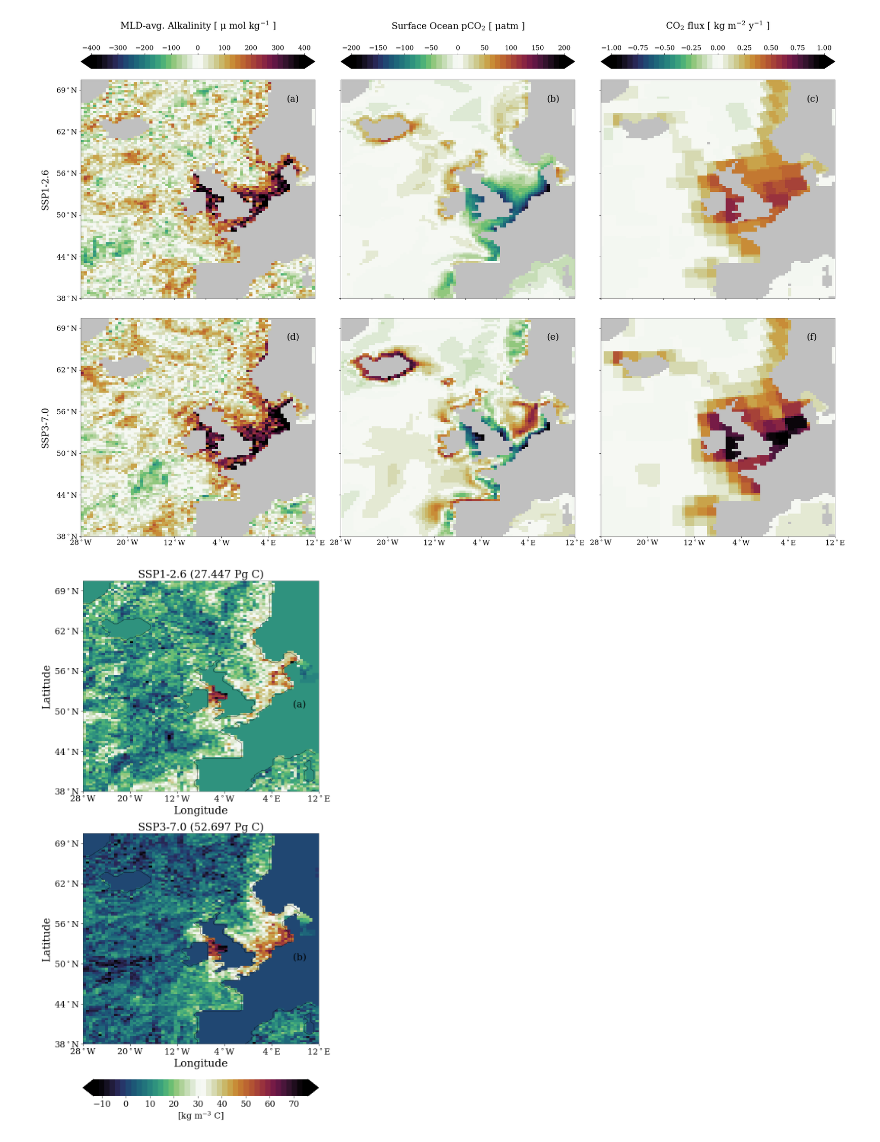
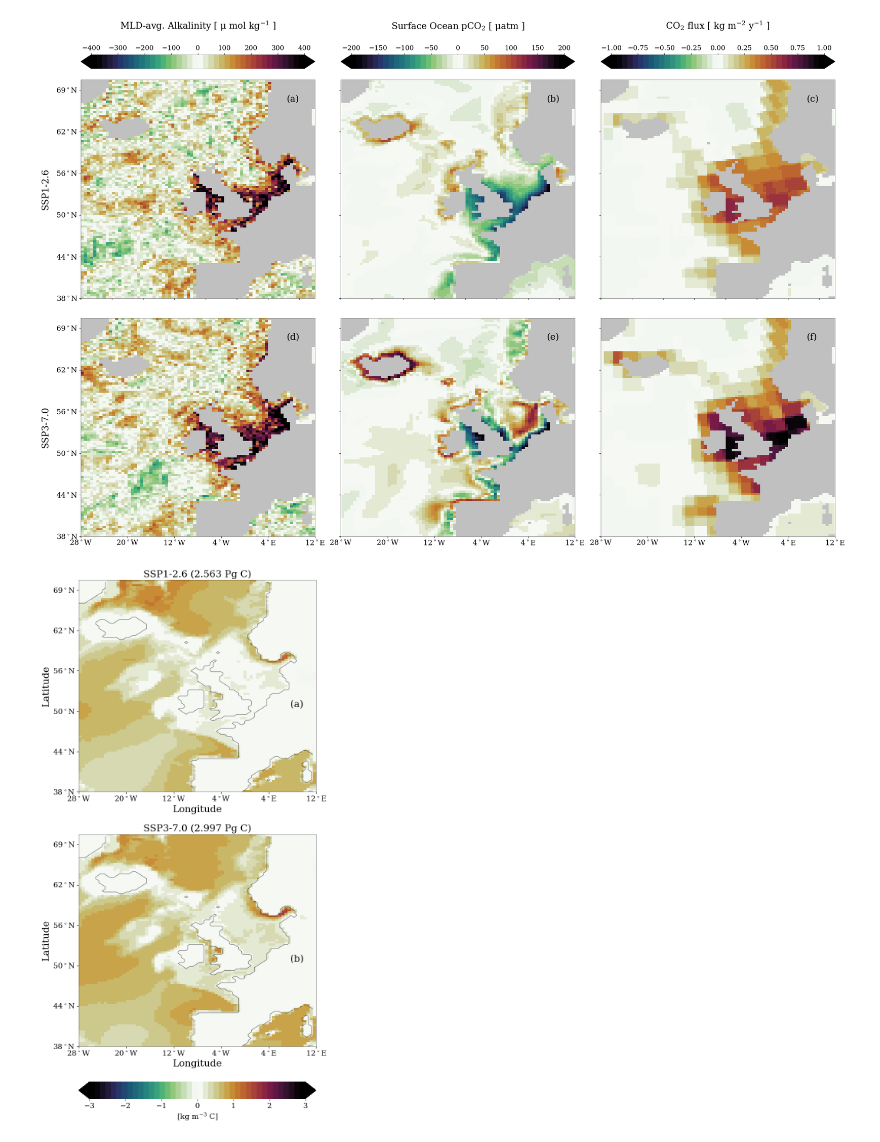
Before and after one commit to chiaraciscato/2026_ciscato_oae_seasonality, a Jupyter notebook: scripts/seasonal_analysis.ipynb, the cells around one changed output. Saved outputs shown, nothing was run; the diff lists cells and outputs as text; code cells hidden in the pictures.

```diff
--- a/scripts/seasonal_analysis.ipynb
+++ b/scripts/seasonal_analysis.ipynb
@@ -103,29 +103,30 @@ def process_scenario(var, file_path):
 
 
     for scenario, dataset in var_datasets.items():
+        max_depth = dataset['deptht'].isel(deptht=dataset[var].argmax(dim="deptht"))
+        max_depth = max_depth.where(max_depth)
+
         dataset = dataset.where(dataset).sel(time_counter=slice('2090','2100'))
 
         d_mld = mld_datasets[scenario]
 
-        if var in ['ALK','DIC']:
-            # mask = (data.deptht > 200)
+        # if var in ['ALK','DIC']:
+        #     # mask = (data.deptht > 200)
 
-            mask = (dataset['deptht'] < d_mld['somxl010'])
-            dataset[var] = dataset[var].where(mask)
-            dataset = vertical_weights(dataset, var, d_mld, 'somxl010', 'ave')
+        #     mask = (dataset['deptht'] < d_mld['somxl010'])
+        #     dataset[var] = dataset[var].where(mask)
+        #     dataset = vertical_weights(dataset, var, d_mld, 'somxl010', 'ave')
 
         if var in ['ALK']:
             dataset = dataset.isel(deptht=0)
 
         elif var in ['DIC']:
-                                  # mol m-3         g mol-1   kg
-            ocn_mask = ocean_mask(data_path)
-
-            max_depth = dataset['deptht'].max(dim='time_counter', skipna=True)
+            ocn_mask = ocean_mask(data_path, var)
 
             intgr = vertical_weights(dataset, var, dataset, max_depth, 'sum')
             # intgr = horizontal_weights(intgr, var, ocn_mask, 'tmask', 'ave')
-            intgr[var] = intgr[var] * 1025 * 1e-6 * 12.01 * 1e-3 # kg m-3
+
+            intgr[var] = intgr[var] * 1025 * 1e-6 * 12.01 * 1e-3 # C kg m-3
             intgr = intgr.groupby('time_counter.year').mean('time_counter')
             integral[scenario] = intgr
 
@@ -185,11 +186,11 @@ def data_processing(var, file_path):
     else:
         return final_eu, final_point, map_amplitude
 # %%
-eu_alk, ps_alk, ampl_alk = data_processing('ALK', file_path)
-eu_pco2, ps_pco2, ampl_pco2 = data_processing('fco2', file_path)
-eu_co2flux, ps_co2flux, ampl_co2flux, co2flux_integral = data_processing('co2flux', file_path)
+# eu_alk, ps_alk, ampl_alk = data_processing('ALK', file_path)
+# eu_pco2, ps_pco2, ampl_pco2 = data_processing('fco2', file_path)
+# eu_co2flux, ps_co2flux, ampl_co2flux, co2flux_integral = data_processing('co2flux', file_path)
 
-# eu_dic, ps_dic, ampl_dic, dic_integral = data_processing('DIC', file_path)
+eu_dic, ps_dic, ampl_dic, dic_integral = data_processing('DIC', file_path)
 # eu_ph, ps_ph, ampl_ph = data_processing('ph', file_path)
 # eu_mld, ps_mld, ampl_mld = data_processing('mld', file_path)
 # %%
@@ -344,15 +345,15 @@ pass
 # %%
 # additional code
 # %%
-dic=xr.open_dataset(data_path+'/last_decade/DIC_baseline_126.nc')
-slice_zero = dic['DIC'].sel(deptht=0, method='nearest').isel(time_counter=0)
+dic=xr.open_dataset(data_path+'/DIC_baseline_126.nc')
+depth_line = dic['DIC'].sel(deptht=0, method='nearest').isel(time_counter=0)
 
 ssp126_pt = ((list(dic_integral.values())[1]-list(dic_integral.values())[0])).sum(dim=['x','y']).isel(year=-1)
 ssp370_pt = ((list(dic_integral.values())[3]-list(dic_integral.values())[2])).sum(dim=['x','y']).isel(year=-1)
 # %%
 fig, (ax1, ax2) = plt.subplots(2,1, figsize=(8, 20))
 
-s, m, l = 10, 16, 20
+s, m, l = 10, 14, 18
 
 v=3
 im = fig_plot_map(dic_integral, 'DIC', ax1, vmin=-v, vmax=v, oae_index=1, base_index=0)
@@ -370,40 +371,37 @@ for ax in axes:
     ax.set_xticklabels(lon_labels, fontsize=m)
 
     ax.tick_params(axis='both', which='major', labelsize=m)
-    # ax.text(53, 49,'point S', fontsize=s, color='black')
-    # ax.plot(57, 44, marker = 'o', color='black')
 
-    slice_zero.plot.contour(ax=ax, levels=1, linewidths=.5, colors='black')
-    # slice_200.plot.contour(ax=ax, levels=1, linewidths=.5, colors='black')
+    depth_line.plot.contour(ax=ax, levels=1, linewidths=.5, colors='black')
 
     ax.set_xlabel('Longitude', fontsize=l)
     ax.set_ylabel('Latitude', fontsize=l)
 
 for location in ['left', 'bottom', 'right', 'top']:
     for ax in axes:
         ax.spines[location].set_linewidth(0.4)
 
 cbar = fig.colorbar(im, ax=[ax1,ax2], aspect=14, pad=0.06, location='bottom', extend='both')
 cbar.set_label(r'[kg $\mathregular{m^{-3}}$ C]', fontsize=m)
 cbar.ax.set_frame_on(False)
 
 ax1.set_title(f"SSP1-2.6 ({round((ssp126_pt['DIC']).item()*1e-3, 3)} Pg C)", fontsize=l)
 ax2.set_title(f"SSP3-7.0 ({round((ssp370_pt['DIC']).item()*1e-3, 3)} Pg C)", fontsize=l)
 
 for n, ax in enumerate([ax1,ax2]):
     ax.text(0.89, 0.40, f"{string.punctuation[7]}{string.ascii_lowercase[n]}{string.punctuation[8]}",
         transform=ax.transAxes, size=18, color='black')
 
 # fig.suptitle('DIC integral below the mixed layer in SSP1-2.6 (left) and SSP3-7.0 (right)', fontsize=m)
 
 for t in cbar.ax.get_xticklabels():
      t.set_fontsize(m)
 
 pass
 
 # plt.savefig('/Users/chiaraciscato/Desktop/GEOMAR/2025_ciscato_oae_seasonality/out/DICintegral_totald.png', transparent=True)
 # %% [output]
-[figure, old version]
+[figure, new version]
 # %%
 # var = 'ph'
 
```
Also changed, not shown: parts of 1 cell of this notebook, 3 other files.
